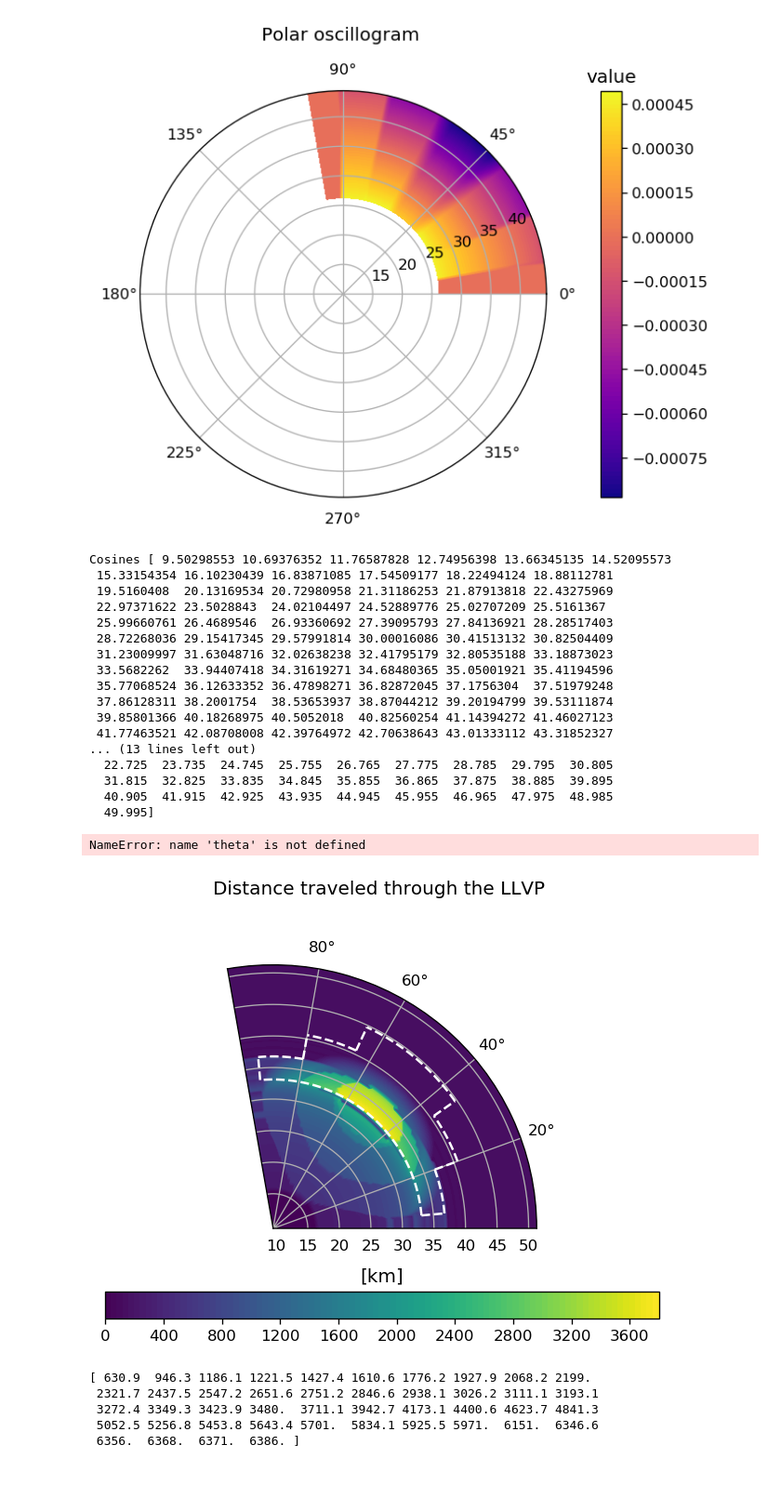
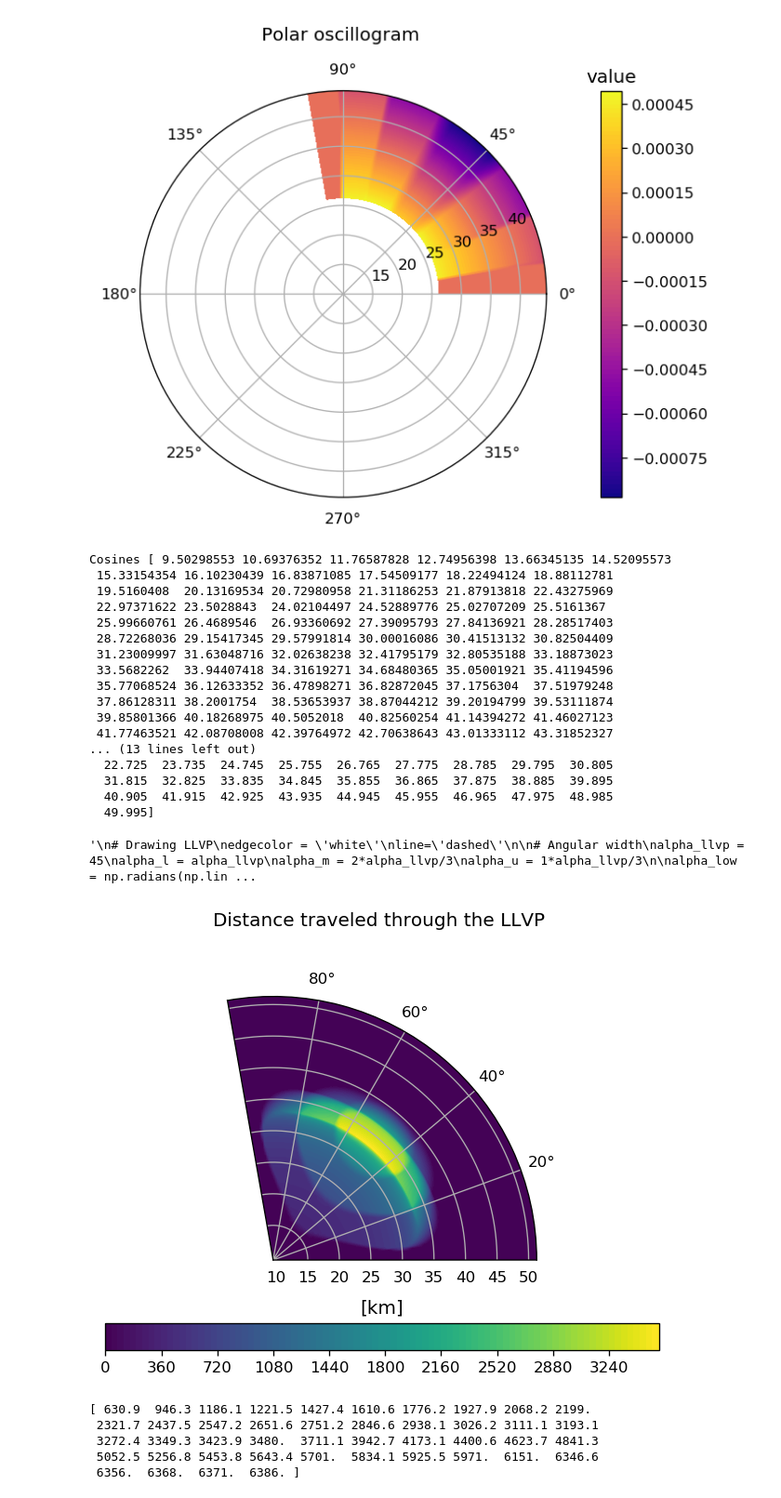
Before and after one commit to YaelDeniz/Neutrino-Tomography-Simulation, a Jupyter notebook: Jupyter-VisTools/PolarOscillograms.ipynb, the cells around one changed output. Shown at 93% size. Cells and saved outputs as stored; diff of their text form; code cells hidden in the pictures.

Commit message:
Backup 11/20/2024; Baseline is working!

```diff
--- a/Jupyter-VisTools/PolarOscillograms.ipynb
+++ b/Jupyter-VisTools/PolarOscillograms.ipynb
@@ -315,7 +315,7 @@ def csv_to_matrix(file_path):
     return data
 
 BaselinePath = "/home/dehy0499/NuOscillation-Tomography/Neutrino-Tomography-Simulation/SimulationResults/PreliminaryResults/BaselinesLLVPs/"
-BaselineFile = BaselinePath+"BaselineLLVP_cake_100zenithBins_128-171Zen_100-50-50Az.csv"
+BaselineFile = BaselinePath+"BaselineLLVP_cake_100zenithBins_128-171Zen_100-50-50Az_2024-11-20.csv"
 
 dlnNoEcthphi=[]
 
@@ -352,11 +352,11 @@ ax1.set_title("Distance traveled through the LLVP ", pad = 20)
 cbar1 = plt.colorbar(polarplot1, pad=0.1,orientation='horizontal')
 cbar1.ax.set_title('[km]')
 
-
+plt.savefig(BaselinePath+"BaselineInCake.png")
 
 print("Cosines",np.unique(thv[1,:]))
 print("azi",np.unique(BaselineMatrix[:,1]))
-
+'''
 # Drawing LLVP
 edgecolor = 'white'
 line='dashed'
@@ -429,45 +429,45 @@ ax1.plot([azileft_llvp[0],azileft_llvp[1]],[etaedges_llvp[0],etaedges_llvp[1]],
 ax1.plot([azileft_llvp[2],azileft_llvp[2]],[etaedges_llvp[1],etaedges_llvp[2]], color=edgecolor,linestyle=line)
 ax1.plot([azileft_llvp[3],azileft_llvp[3]],[etaedges_llvp[2],etaedges_llvp[3]], color=edgecolor,linestyle=line)
 
-ax1.scatter(theta, r, c=colors, s=100, cmap='hsv', alpha=0.75)
-polarplot1 = ax1.contourf(phiv, thv, L_mesh, 100, cmap='viridis')
+##ax1.scatter(theta, r, c=colors, s=100, cmap='hsv', alpha=0.75)
+##polarplot1 = ax1.contourf(phiv, thv, L_mesh, 100, cmap='viridis')
 
 
 
-#plt.savefig(BaselinePath+"BaselineCake.png")
+#
 
 
 #plt.savefig(resultPath+"PancakePolarOscillogram_nue.png")
 
-'''
+
 print("Array shape:", np.shape(dlnNoEcthphi))
 print(filename)
 print(dlnNoEcthphi)
 '''
 
 #fig, ax0 = plt.subplots()
 #ax0.pcolor(cthv,enev,dlnN_mesh)
 #plt.show()
 # %% [output]
 Cosines [ 9.50298553 10.69376352 11.76587828 12.74956398 13.66345135 14.52095573
  15.33154354 16.10230439 16.83871085 17.54509177 18.22494124 18.88112781
  19.5160408  20.13169534 20.72980958 21.31186253 21.87913818 22.43275969
  22.97371622 23.5028843  24.02104497 24.52889776 25.02707209 25.5161367
  25.99660761 26.4689546  26.93360692 27.39095793 27.84136921 28.28517403
  28.72268036 29.15417345 29.57991814 30.00016086 30.41513132 30.82504409
  31.23009997 31.63048716 32.02638238 32.41795179 32.80535188 33.18873023
  33.5682262  33.94407418 34.31619271 34.68480365 35.05001921 35.41194596
  35.77068524 36.12633352 36.47898271 36.82872045 37.1756304  37.51979248
  37.86128311 38.2001754  38.53653937 38.87044212 39.20194799 39.53111874
  39.85801366 40.18268975 40.5052018  40.82560254 41.14394272 41.46027123
  41.77463521 42.08708008 42.39764972 42.70638643 43.01333112 43.31852327
 ... (13 lines left out)
   22.725  23.735  24.745  25.755  26.765  27.775  28.785  29.795  30.805
   31.815  32.825  33.835  34.845  35.855  36.865  37.875  38.885  39.895
   40.905  41.915  42.925  43.935  44.945  45.955  46.965  47.975  48.985
   49.995]
-NameError: name 'theta' is not defined
+'\n# Drawing LLVP\nedgecolor = \'white\'\nline=\'dashed\'\n\n# Angular width\nalpha_llvp = 45\nalpha_l = alpha_llvp\nalpha_m = 2*alpha_llvp/3\nalpha_u = 1*alpha_llvp/3\n\nalpha_low = np.radians(np.lin ...
-[figure, old version]
+[figure, new version]
 # %%
 import matplotlib.pyplot as plt
 import numpy as np
```
Also changed, not shown: 5 other files.
